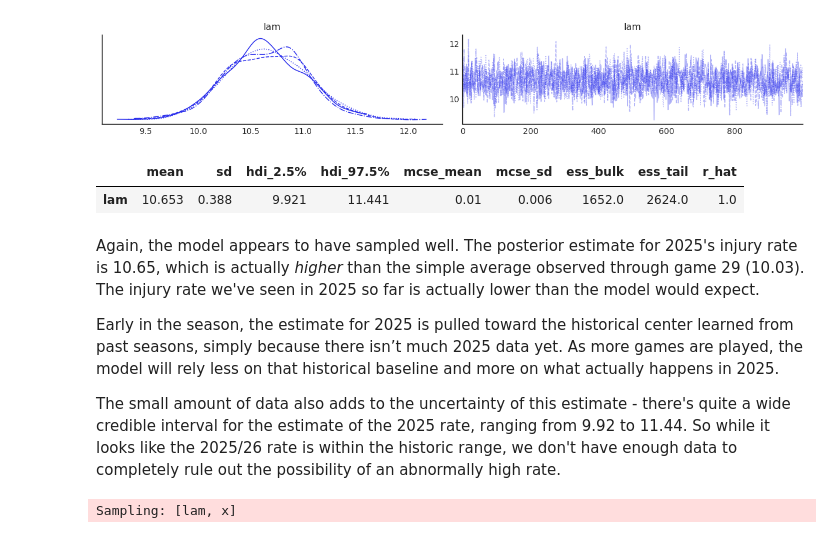
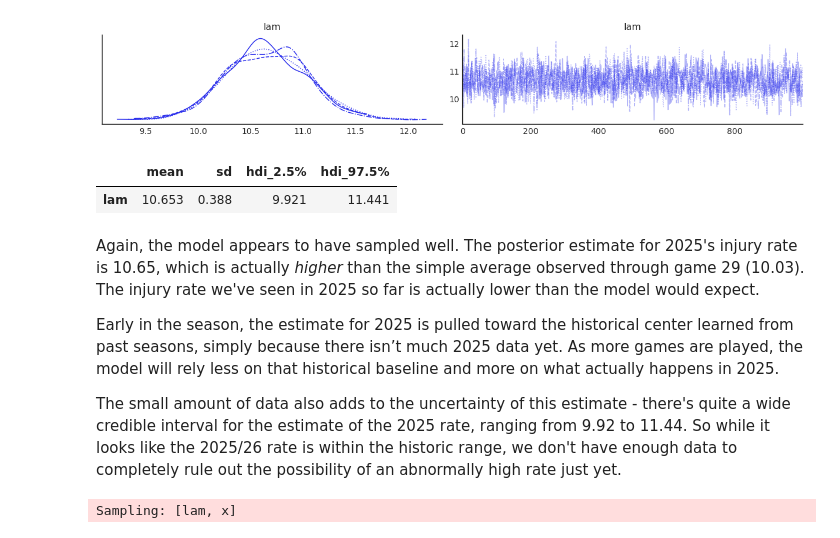
Before and after one commit to chrishires/NHL-Injuries, a Jupyter notebook: post.ipynb, the cells around one changed output. Saved outputs shown, nothing was run; the diff lists cells and outputs as text; code cells hidden in the pictures.

```diff
--- a/post.ipynb
+++ b/post.ipynb
@@ -403,16 +403,16 @@ plt.show()
 # %%
 #| echo: false
 
-pm.stats.summary(trace_25, hdi_prob=0.95)
+pm.stats.summary(trace_25, hdi_prob=0.95, kind='stats')
 # %% [output]
-|  | mean | sd | hdi_2.5% | hdi_97.5% | mcse_mean | mcse_sd | ess_bulk | ess_tail | r_hat |
-| lam | 10.653 | 0.388 | 9.921 | 11.441 | 0.01 | 0.006 | 1652.0 | 2624.0 | 1.0 |
+|  | mean | sd | hdi_2.5% | hdi_97.5% |
+| lam | 10.653 | 0.388 | 9.921 | 11.441 |
 # %% [markdown]
 Again, the model appears to have sampled well. The posterior estimate for 2025's injury rate is 10.65, which is actually *higher* than the simple average observed through game 29 (10.03). The injury rate we've seen in 2025 so far is actually lower than the model would expect.
 
 Early in the season, the estimate for 2025 is pulled toward the historical center learned from past seasons, simply because there isn’t much 2025 data yet. As more games are played, the model will rely less on that historical baseline and more on what actually happens in 2025.
 
-The small amount of data also adds to the uncertainty of this estimate -  there's quite a wide credible interval for the estimate of the 2025 rate, ranging from 9.92 to 11.44. So while it looks like the 2025/26 rate is within the historic range, we don't have enough data to completely rule out the possibility of an abnormally high rate.
+The small amount of data also adds to the uncertainty of this estimate -  there's quite a wide credible interval for the estimate of the 2025 rate, ranging from 9.92 to 11.44. So while it looks like the 2025/26 rate is within the historic range, we don't have enough data to completely rule out the possibility of an abnormally high rate just yet.
 # %%
 #| echo: false
 #| output: false
```
Also changed, not shown: parts of 6 cells of this notebook.
